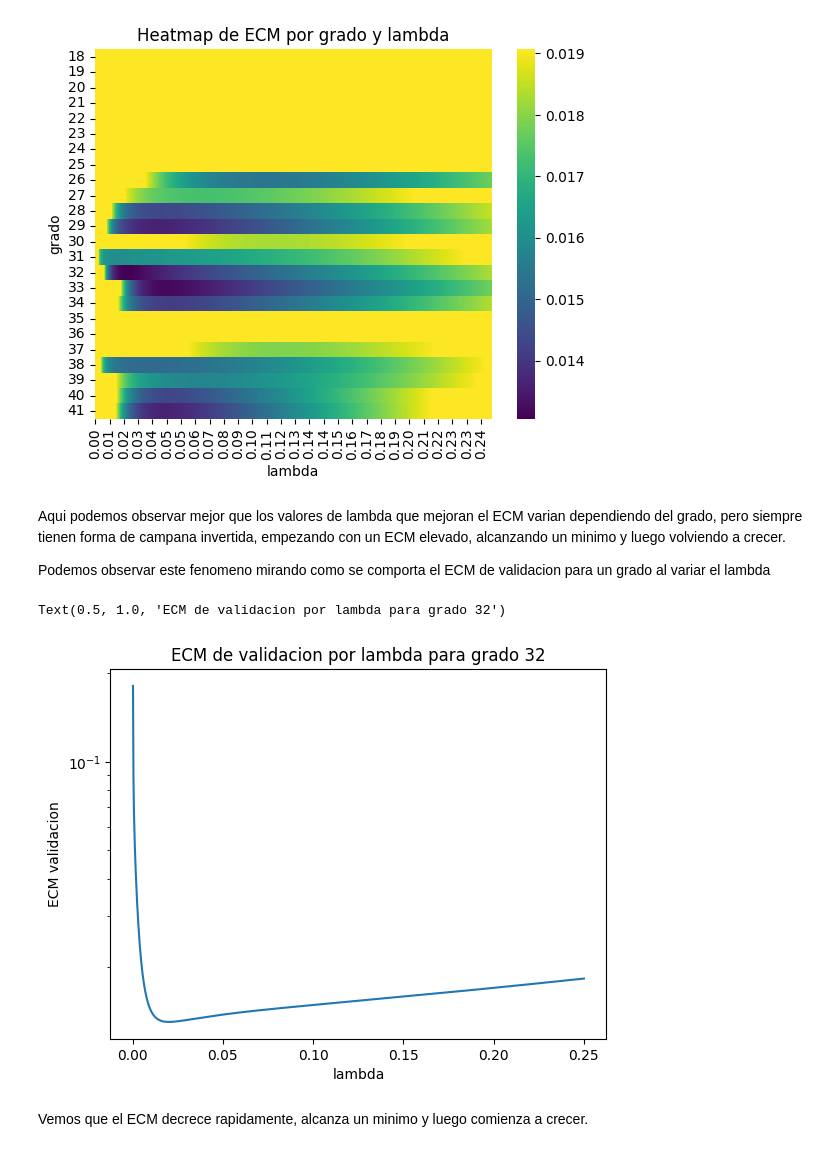
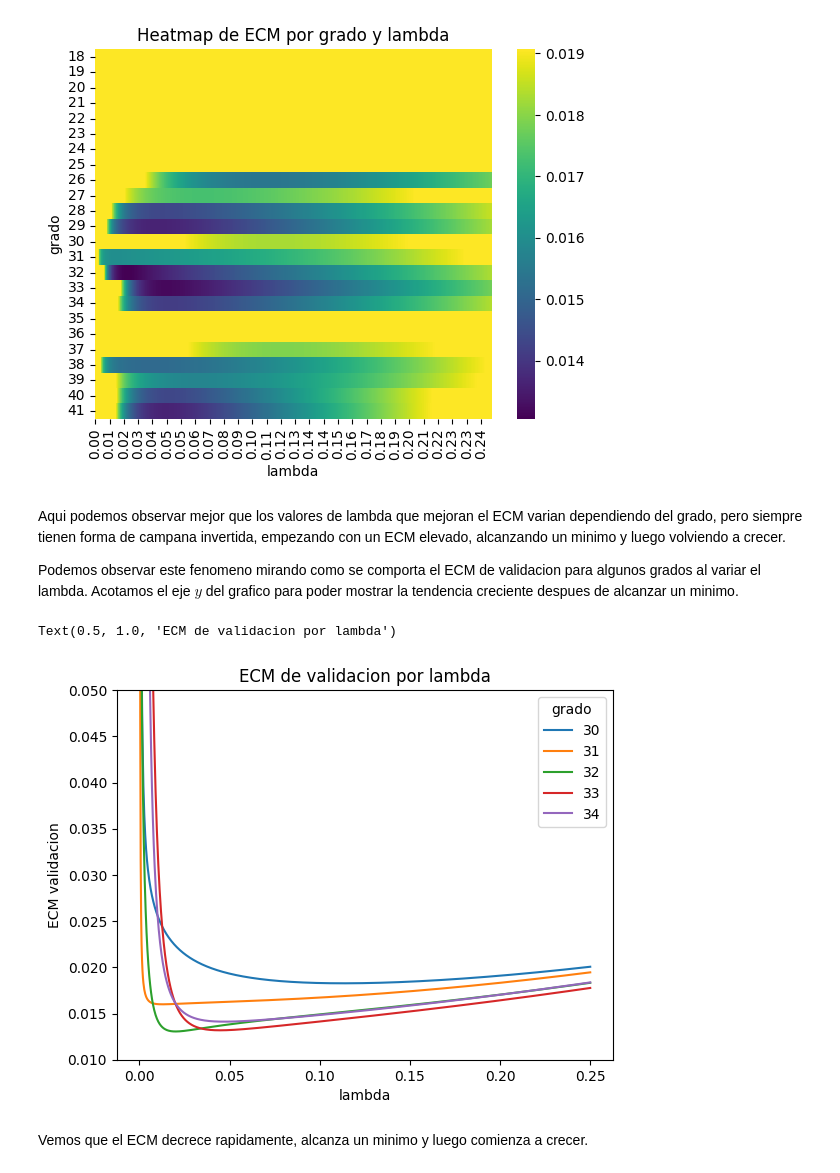
Before and after one commit to vRaphiel/Metodos-Numericos-TP3, a Jupyter notebook: ej2.ipynb, the cells around one changed output. Saved outputs shown, nothing was run; the diff lists cells and outputs as text; code cells hidden in the pictures.

Commit message:
feat: mejora grafico final de ECM por lambda para algunos grados

```diff
--- a/ej2.ipynb
+++ b/ej2.ipynb
@@ -240,17 +240,19 @@ plt.show()
 # %% [markdown]
 Aqui podemos observar mejor que los valores de lambda que mejoran el ECM varian dependiendo del grado, pero siempre tienen forma de campana invertida, empezando con un ECM elevado, alcanzando un minimo y luego volviendo a crecer.
 
-Podemos observar este fenomeno mirando como se comporta el ECM de validacion para un grado al variar el lambda
+Podemos observar este fenomeno mirando como se comporta el ECM de validacion para algunos grados al variar el lambda. Acotamos el eje $y$ del grafico para poder mostrar la tendencia creciente despues de alcanzar un minimo.
 # %%
+grados = [12,13,14,15,16]
+for grado in grados:
+    plt.plot(rango_lambdas_acotado, resultados_acotado[grado, :], label=grado+18)
 
-for grado in [14]:
-    plt.plot(rango_lambdas_acotado[1:], resultados_acotado[grado, 1:])
-plt.yscale('log')
 plt.xlabel('lambda')
+plt.legend(title='grado')
+plt.ylim(top=0.05, bottom=0.01)
 plt.ylabel('ECM validacion')
-plt.title('ECM de validacion por lambda para grado 32')
+plt.title('ECM de validacion por lambda')
 # %% [output]
-Text(0.5, 1.0, 'ECM de validacion por lambda para grado 32')
+Text(0.5, 1.0, 'ECM de validacion por lambda')
-[figure, old version]
+[figure, new version]
 # %% [markdown]
 Vemos que el ECM decrece rapidamente, alcanza un minimo y luego comienza a crecer.
```
